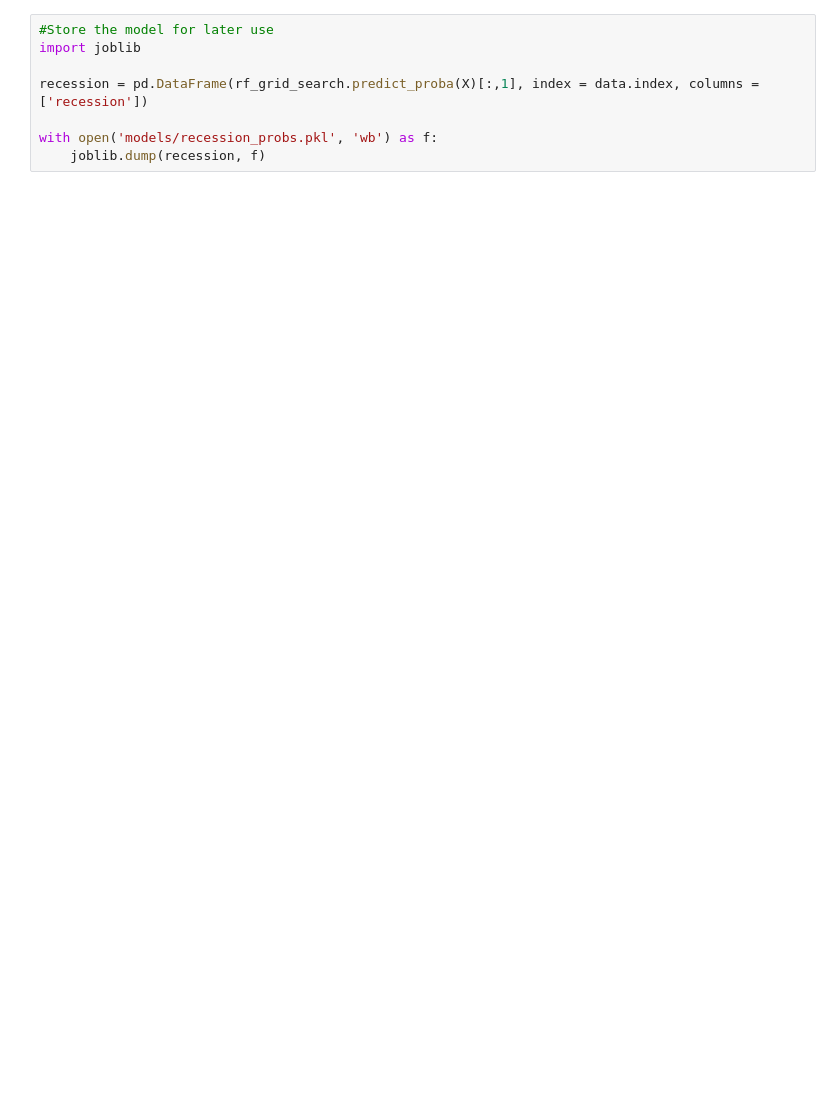
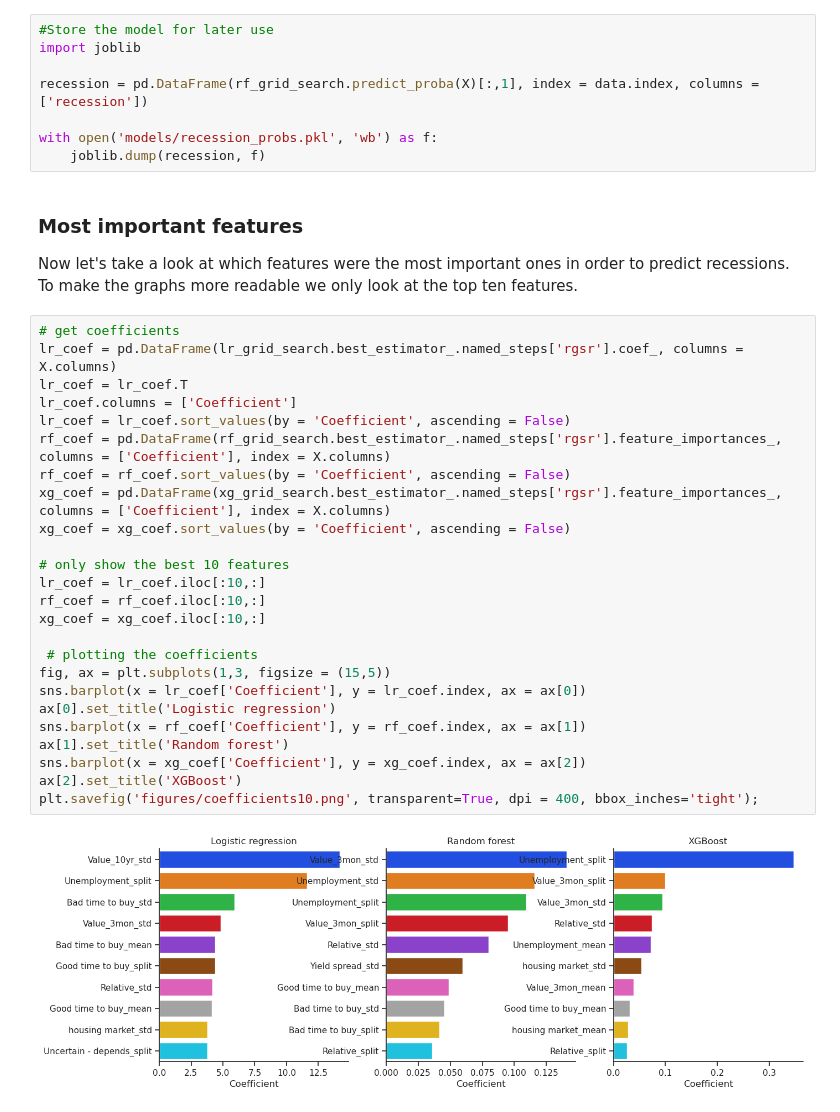
Before and after one commit to Janst1000/RecessionPredictor, a Jupyter notebook: model_tuning.ipynb, the cells around one changed output. Drawn from its saved outputs; the diff is of its cells as text; blank space fills up the shorter version.

```diff
--- a/model_tuning.ipynb
+++ b/model_tuning.ipynb
@@ -290,3 +337,34 @@ recession = pd.DataFrame(rf_grid_search.predict_proba(X)[:,1], index = data.inde
 
 with open('models/recession_probs.pkl', 'wb') as f:
     joblib.dump(recession, f)
+# %% [markdown]
+### Most important features
+
+Now let's take a look at which features were the most important ones in order to predict recessions. To make the graphs more readable we only look at the top ten features.
+# %%
+# get coefficients
+lr_coef = pd.DataFrame(lr_grid_search.best_estimator_.named_steps['rgsr'].coef_, columns = X.columns)
+lr_coef = lr_coef.T
+lr_coef.columns = ['Coefficient']
+lr_coef = lr_coef.sort_values(by = 'Coefficient', ascending = False)
+rf_coef = pd.DataFrame(rf_grid_search.best_estimator_.named_steps['rgsr'].feature_importances_, columns = ['Coefficient'], index = X.columns)
+rf_coef = rf_coef.sort_values(by = 'Coefficient', ascending = False)
+xg_coef = pd.DataFrame(xg_grid_search.best_estimator_.named_steps['rgsr'].feature_importances_, columns = ['Coefficient'], index = X.columns)
+xg_coef = xg_coef.sort_values(by = 'Coefficient', ascending = False)
+
+# only show the best 10 features
+lr_coef = lr_coef.iloc[:10,:]
+rf_coef = rf_coef.iloc[:10,:]
+xg_coef = xg_coef.iloc[:10,:]
+
+ # plotting the coefficients
+fig, ax = plt.subplots(1,3, figsize = (15,5))
+sns.barplot(x = lr_coef['Coefficient'], y = lr_coef.index, ax = ax[0])
+ax[0].set_title('Logistic regression')
+sns.barplot(x = rf_coef['Coefficient'], y = rf_coef.index, ax = ax[1])
+ax[1].set_title('Random forest')
+sns.barplot(x = xg_coef['Coefficient'], y = xg_coef.index, ax = ax[2])
+ax[2].set_title('XGBoost')
+plt.savefig('figures/coefficients10.png', transparent=True, dpi = 400, bbox_inches='tight');
+# %% [output]
+[figure, added]
```
Also changed, not shown: parts of 24 cells of this notebook, 32 other files.
